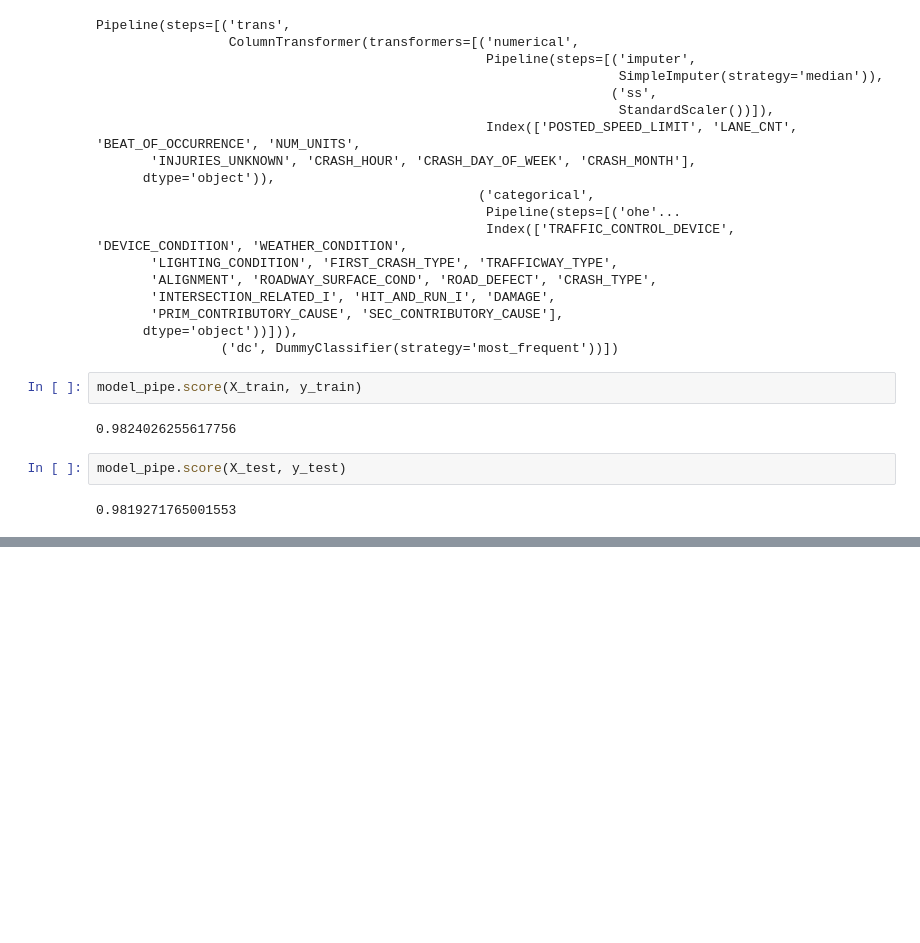
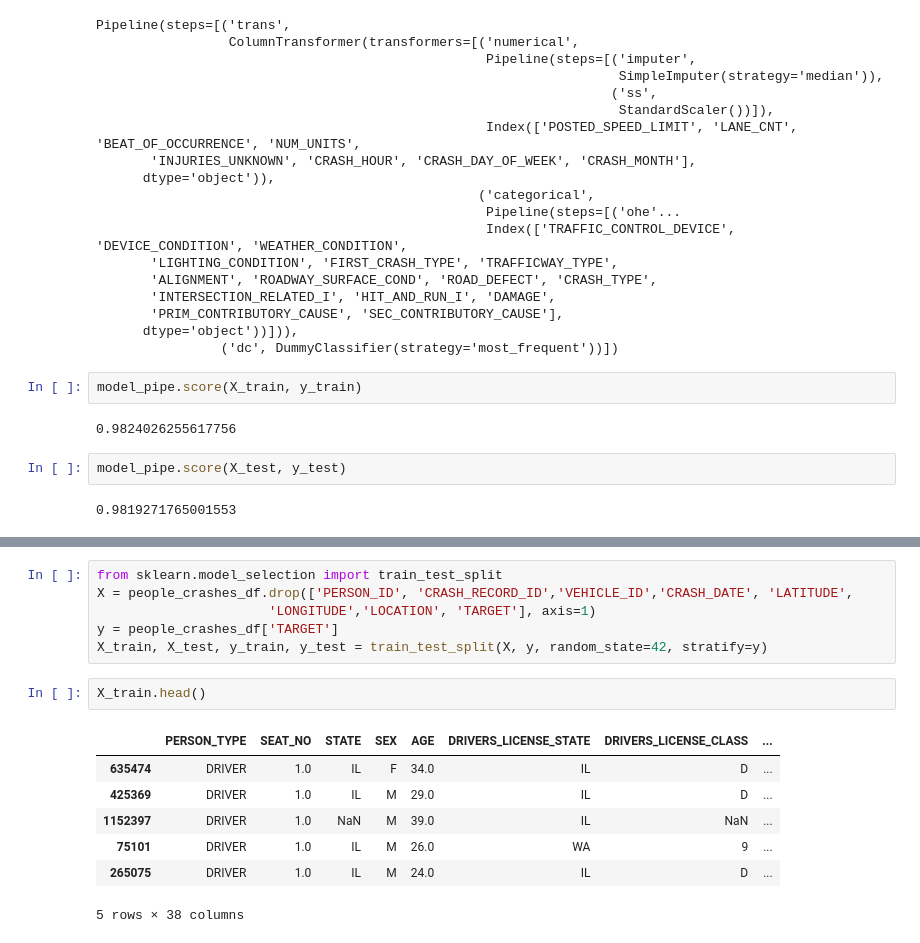
Before and after one commit to AngieKay/Chicago-Crashes, a Jupyter notebook: Meaghan_wn.ipynb, the cells around one changed output, grey strips where cells are left out. Drawn from its saved outputs; the diff is of its cells as text; blank space fills up the shorter version.

```diff
--- a/Meaghan_wn.ipynb
+++ b/Meaghan_wn.ipynb
@@ -349,0 +383,16 @@ model_pipe.score(X_test, y_test)
+# %%
+from sklearn.model_selection import train_test_split
+X = people_crashes_df.drop(['PERSON_ID', 'CRASH_RECORD_ID','VEHICLE_ID','CRASH_DATE', 'LATITUDE',
+                      'LONGITUDE','LOCATION', 'TARGET'], axis=1)
+y = people_crashes_df['TARGET']
+X_train, X_test, y_train, y_test = train_test_split(X, y, random_state=42, stratify=y)
+# %%
+X_train.head()
+# %% [output]
+|  | PERSON_TYPE | SEAT_NO | STATE | SEX | AGE | DRIVERS_LICENSE_STATE | DRIVERS_LICENSE_CLASS | ... |
+| 635474 | DRIVER | 1.0 | IL | F | 34.0 | IL | D | ... |
+| 425369 | DRIVER | 1.0 | IL | M | 29.0 | IL | D | ... |
+| 1152397 | DRIVER | 1.0 | NaN | M | 39.0 | IL | NaN | ... |
+| 75101 | DRIVER | 1.0 | IL | M | 26.0 | WA | 9 | ... |
+| 265075 | DRIVER | 1.0 | IL | M | 24.0 | IL | D | ... |
+5 rows × 38 columns
```
Also changed, not shown: parts of 51 cells of this notebook.
